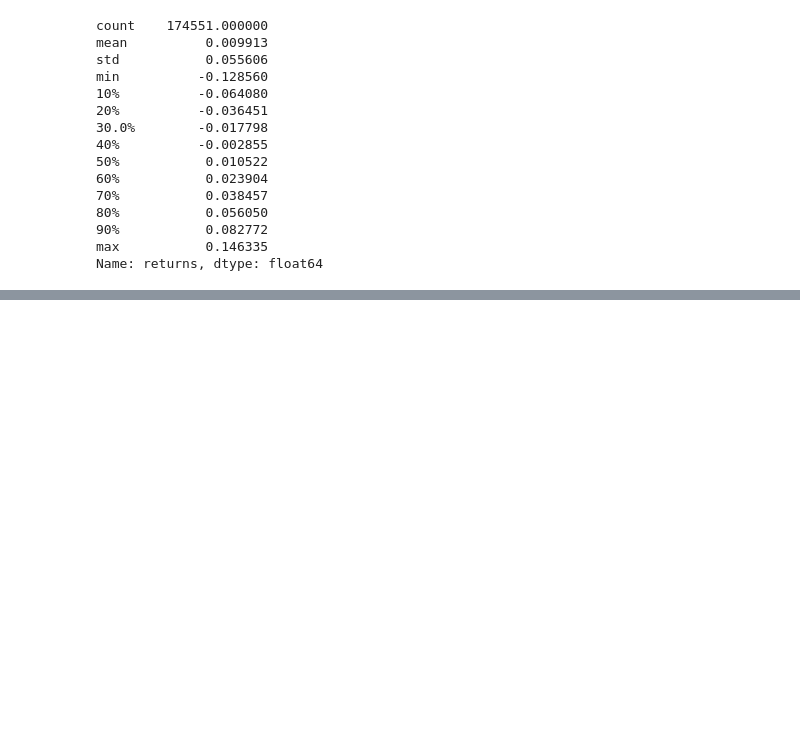
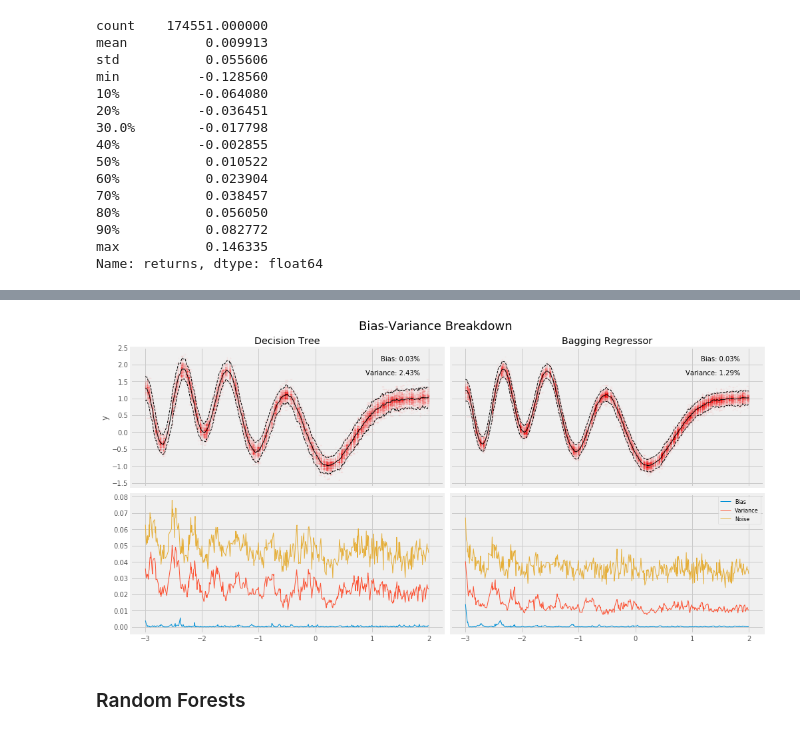
Before and after one commit to PaulClas/machine-learning-for-trading, a Jupyter notebook: 09_decision_trees_random_forests/02-random-forest.ipynb, the cells around one changed output, grey strips where cells are left out. Saved outputs shown, nothing was run; the diff lists cells and outputs as text; code cells hidden in the pictures; blank space fills up the shorter version.

```diff
--- a/09_decision_trees_random_forests/02-random-forest.ipynb
+++ b/09_decision_trees_random_forests/02-random-forest.ipynb
@@ -72,0 +111,12 @@ y_binary = (y>0).astype(int)
+# %%
+# y only observed with noise
+y_true = pd.Series(f(X_test), index=X_test)
+y_test = pd.DataFrame(y_true.values.reshape(-1,1) + normal(scale=noise, size=(test_size, reps)), index=X_test)
+# %%
+result = pd.DataFrame()
+for label, preds in predictions.items():
+    result[(label, 'error')] = preds.sub(y_test, axis=0).pow(2).mean(1)    # mean squared error
+    result[(label, 'bias')] = y_true.sub(preds.mean(axis=1), axis=0).pow(2)             # bias
+    result[(label, 'variance')] = preds.var(axis=1)
+    result[(label, 'noise', )] = y_test.var(axis=1)
+result.columns = pd.MultiIndex.from_tuples(result.columns)
@@ -72,0 +133,31 @@ y_binary = (y>0).astype(int)
+# %%
+fig, axes = plt.subplots(ncols=2, nrows=2, figsize=(14, 7), sharex=True, sharey='row')
+axes = axes.flatten()
+idx = pd.IndexSlice
+
+for i, (model, data) in enumerate(predictions.items()):
+    mean, std = data.mean(1), data.std(1).mul(2)
+    (pd.DataFrame([mean.sub(std), mean, mean.add(std)]).T
+     .sort_index()
+     .plot(style=['k--', 'k-', 'k--'], ax=axes[i], lw=1, legend=False))
+    (data.stack().reset_index()
+     .rename(columns={'level_0': 'x', 0: 'y'})
+     .plot.scatter(x='x', y='y', ax=axes[i], alpha=.02, s=2, color='r', title=model))
+    r = result[model]
+    m = r.mean()
+    kwargs = {'transform': axes[i].transAxes, 'fontsize':10}
+    axes[i].text(x=.8, y=.9, s=f'Bias: {m.bias:.2%}', **kwargs)
+    axes[i].text(x=.75, y=.8, s=f'Variance: {m.variance:.2%}', **kwargs)
+
+    (r.drop('error', axis=1).sort_index()
+     .rename(columns=str.capitalize)
+     .plot(ax=axes[i+2], lw=1, legend=False, stacked=True))
+
+axes[-1].legend(fontsize=8)
+fig.suptitle('Bias-Variance Breakdown', fontsize=18)
+fig.tight_layout()
+fig.subplots_adjust(top=.9);
+# %% [output]
+[figure, added]
+# %% [markdown]
+### Random Forests
```
Also changed, not shown: parts of 16 cells of this notebook, 3 other files.
